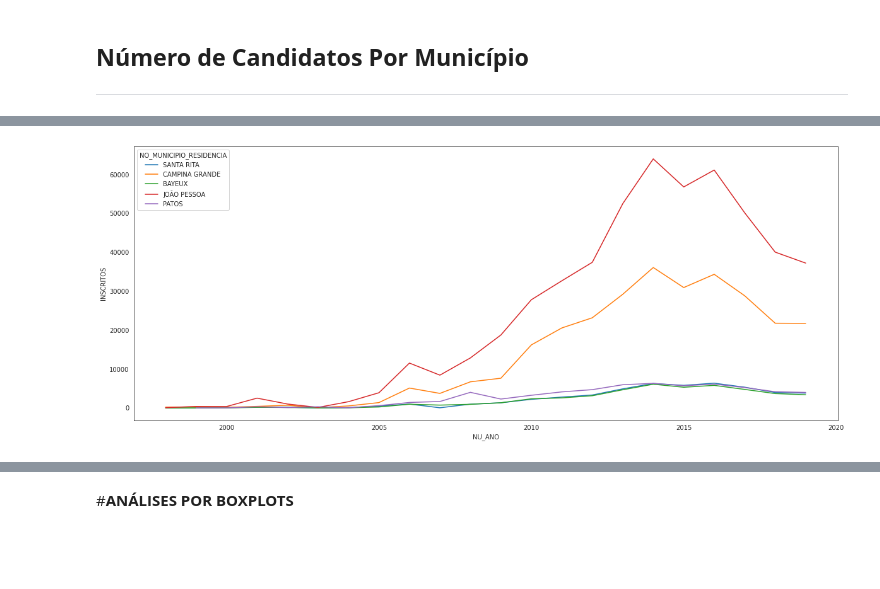
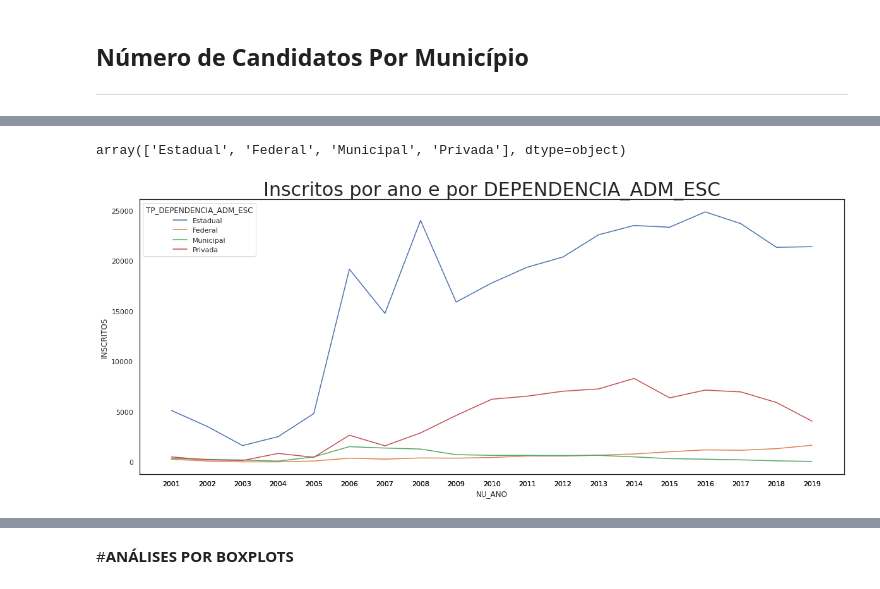
Before and after one commit to mariaeco/ICD_project_Maria, a Jupyter notebook: ProjetoICD_Maria_ExploracaoInicial.ipynb, the cells around one changed output, grey strips where cells are left out. Drawn from its saved outputs; the diff is of its cells as text; code cells hidden in the pictures; blank space fills up the shorter version.

```diff
--- a/ProjetoICD_Maria_ExploracaoInicial.ipynb
+++ b/ProjetoICD_Maria_ExploracaoInicial.ipynb
@@ -132,5 +153,10 @@ N_municipio_ano
 # %%
 n = 5
-plot_maiores = N_municipio_ano[N_municipio_ano['NO_MUNICIPIO_RESIDENCIA'].isin(N_municipio.head(n).NO_MUNICIPIO_RESIDENCIA.tolist())].sort_values(by='NU_ANO')
-plot_maiores
+plot_maiores = N_municipio_ano[N_municipio_ano['NO_MUNICIPIO_RESIDENCIA'].isin(mais_inscritos.head(n).NO_MUNICIPIO_RESIDENCIA.tolist())].sort_values(by='NU_ANO')
+# display(plot_maiores)
+
+plt.subplots(figsize=(20,8))
+sns.set_style("whitegrid")
+sns.lineplot(data=plot_maiores, x="NU_ANO", y="NU_INSCRICAO", hue="NO_MUNICIPIO_RESIDENCIA")
+plt.ylabel('Quant de inscritos', fontsize=14);
 # %% [output]
@@ -149,0 +185,7 @@ plot_maiores
+# %%
+analise_por_anos_sexo = sexo_por_anos.groupby(by=['NU_ANO', 'TP_SEXO']).sum()
+
+plt.subplots(figsize=(20,8))
+sns.set_style("whitegrid")
+sns.lineplot(data=analise_por_anos_sexo, x="NU_ANO", y="INSCRITOS", hue="TP_SEXO")
+plt.title("Inscritos por ano e por sexo", fontsize=30);
@@ -149,0 +202,5 @@ plot_maiores
+# %%
+plt.subplots(figsize=(20,8))
+sns.set_style("white")
+sns.lineplot(data=raça_por_anos, x="NU_ANO", y="INSCRITOS", hue="TP_COR_RACA", palette=['#d53e4f','#fc8d59','#fee08b','#e6f598','#3288bd','#99d594','#ffffbf'])
+plt.title("Inscritos por ano e por raça", fontsize=30);
@@ -150,6 +209,22 @@ plot_maiores
+# %%
+dfEnem.TP_DEPENDENCIA_ADM_ESC.replace({1:'Federal','1.0':'Federal','1':'Federal',
+                                       2:'Estadual','2.0':'Estadual','2':'Estadual',
+                                       3:'Municipal','3.0':'Municipal','3':'Municipal',
+                                       4:'Privada', '4.0':'Privada','4':'Privada',
+                                       ' ':'NaN'},
+                                      inplace=True)
+dfEnem.replace('NaN', np.nan, inplace=True)
+DepEsc_por_anos = dfEnem.groupby(by=['NU_ANO', 'TP_DEPENDENCIA_ADM_ESC'])['NU_INSCRICAO'].count().reset_index()
+DepEsc_por_anos.rename(columns = {'NU_INSCRICAO':'INSCRITOS'}, inplace = True)
+# %%
+DepEsc_por_anos.TP_DEPENDENCIA_ADM_ESC.unique()
+# %% [output]
+array(['Estadual', 'Federal', 'Municipal', 'Privada'], dtype=object)
 # %%
 plt.subplots(figsize=(20,8))
 sns.set_style("whitegrid")
-sns.lineplot(data=plot_maiores, x="NU_ANO", y="INSCRITOS", hue="NO_MUNICIPIO_RESIDENCIA");
+sns.lineplot(data=DepEsc_por_anos, x="NU_ANO", y="INSCRITOS", hue="TP_DEPENDENCIA_ADM_ESC")
+plt.xticks(DepEsc_por_anos.NU_ANO)
+plt.title("Inscritos por ano e por DEPENDENCIA_ADM_ESC", fontsize=30);
 # %% [output]
-[figure, old version]
+[figure, new version]
```
Also changed, not shown: parts of 45 cells of this notebook.
